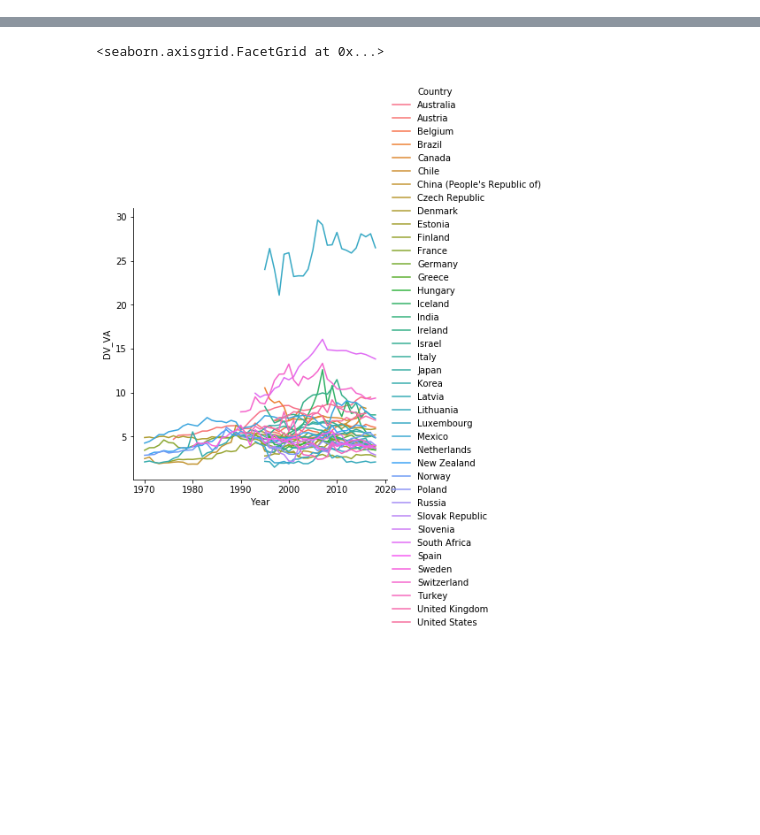
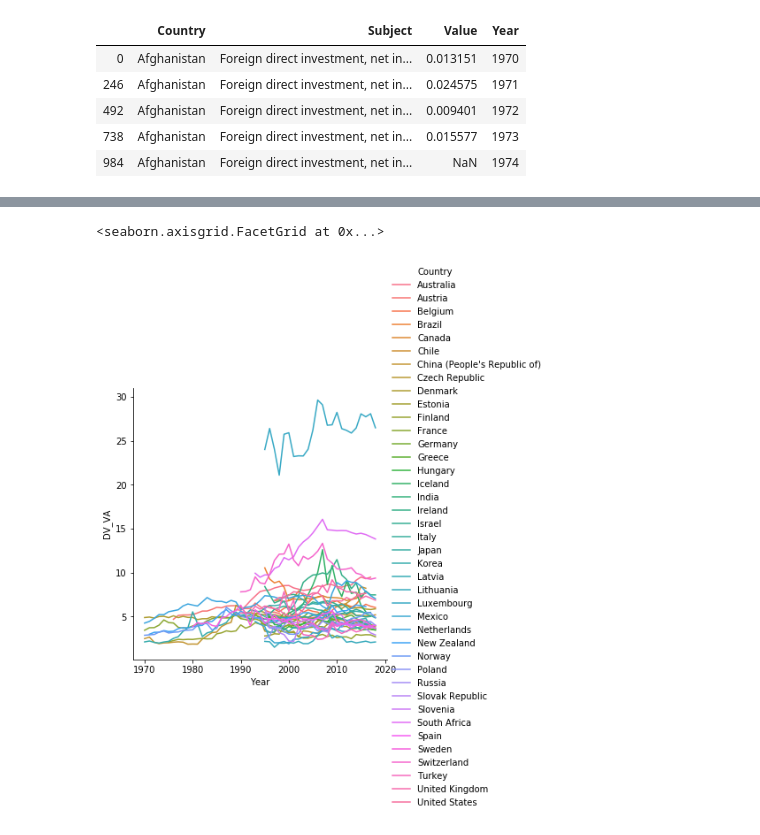
Before and after one commit to YueminLi/Financialization-, a Jupyter notebook: OECD.ipynb, the cells around one changed output, grey strips where cells are left out. Saved outputs shown, nothing was run; the diff lists cells and outputs as text; code cells hidden in the pictures; blank space fills up the shorter version.

```diff
--- a/OECD.ipynb
+++ b/OECD.ipynb
@@ -58,0 +67,9 @@ oecd_full = oecd.append([gdp, nonfinance, fdi_inflow, fdi_outflow, net_finance,
+# %%
+oecd_full.head()
+# %% [output]
+|  | Country | Subject | Value | Year |
+| 0 | Afghanistan | Foreign direct investment, net in... | 0.013151 | 1970 |
+| 246 | Afghanistan | Foreign direct investment, net in... | 0.024575 | 1971 |
+| 492 | Afghanistan | Foreign direct investment, net in... | 0.009401 | 1972 |
+| 738 | Afghanistan | Foreign direct investment, net in... | 0.015577 | 1973 |
+| 984 | Afghanistan | Foreign direct investment, net in... | NaN | 1974 |
```
Also changed, not shown: parts of 9 cells of this notebook.
